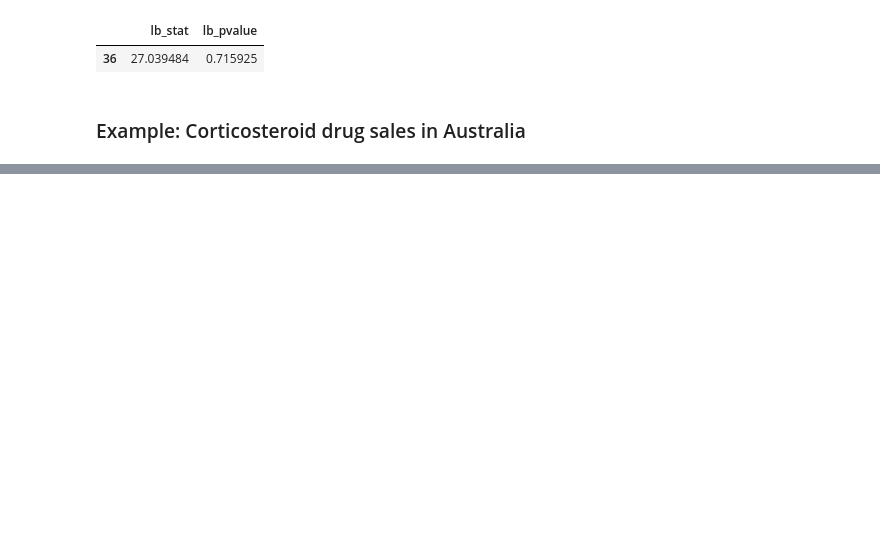
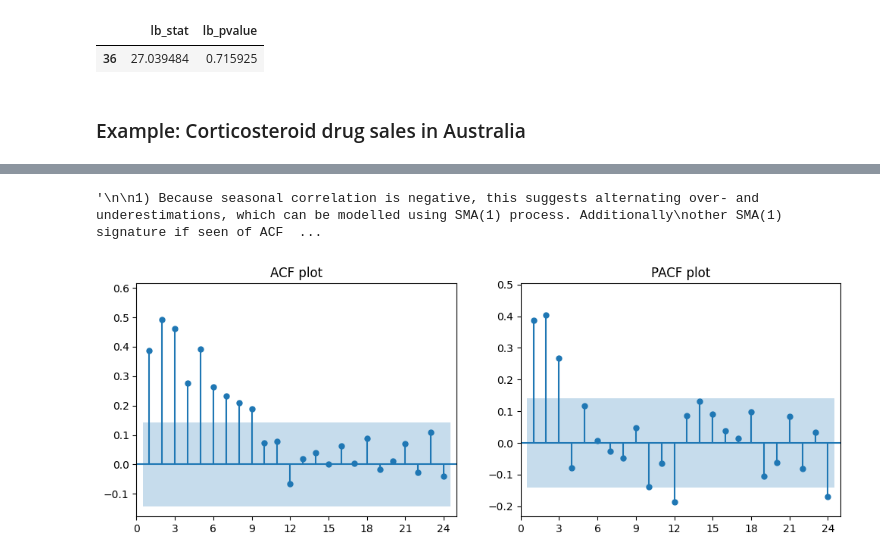
Before and after one commit to sebsciarra/gas_pump_prices, a Jupyter notebook: notebooks/chap9_arima.ipynb, the cells around one changed output, grey strips where cells are left out. Cells and saved outputs as stored; diff of their text form; code cells hidden in the pictures; blank space fills up the shorter version.

```diff
--- a/notebooks/chap9_arima.ipynb
+++ b/notebooks/chap9_arima.ipynb
@@ -838,0 +925,35 @@ ljung_box
+# %%
+# Step 3) ACF and PACF plots
+"""
+
+1) Because seasonal correlation is negative, this suggests alternating over- and underestimations, which can be modelled using SMA(1) process. Additionally
+other SMA(1) signature if seen of ACF cutting off at first seasonal lag and PACF showing exponential decay from lag-12 to lag-24. Because of spike at second
+seasonal lag, also consider SMA(1)
+Recall, ACF cuts off at lag $s$ is because $y_t = \epsilon_t + \theta_1 \epsilon_{t-s}$ (i.e., $\epsilon_{t-s}$ is directly included).
+
+2) MA(q). -> If this is the case, PACF plot would show exponential decay and ACF shows spike at lag-q. Another signature is that there is negative autocorrelation
+at lag-1, suggesting overdifferenced data, and this would be partially cancelled out by MA(q)
+3) AR(p) --> spike in PACF at lag-p and exponential decau in ACF afterwards.
+
+Final models: ARIMA(3,0,0)(0,1,1), ARIMA(3,0,0)(0,1,2)
+"""
+fig, ax = plt.subplots(nrows=1, ncols=2, figsize=(12, 4))
+
+_  = plot_acf(df_pbs.loc[df_pbs["y_diff12"].notna(), 'y_diff12'], lags=24, zero=False,
+         bartlett_confint=False,
+         ax=ax[0], title='ACF plot',
+         auto_ylims=True);
+
+xticks = np.arange(0, 26, 3)
+for plot in ax:
+    _ = plot.set_xticks(xticks)
+    _ = plot.set_xlim(0, 25)
+
+
+plot_pacf(df_pbs.loc[df_pbs["y_diff12"].notna(), 'y_diff12'], lags=24,
+                zero=False,
+                ax=ax[1], title='PACF plot',
+                auto_ylims=True)
+# %% [output]
+'\n\n1) Because seasonal correlation is negative, this suggests alternating over- and underestimations, which can be modelled using SMA(1) process. Additionally\nother SMA(1) signature if seen of ACF  ...
+[figure, added]
```
Also changed, not shown: parts of 10 cells of this notebook.
